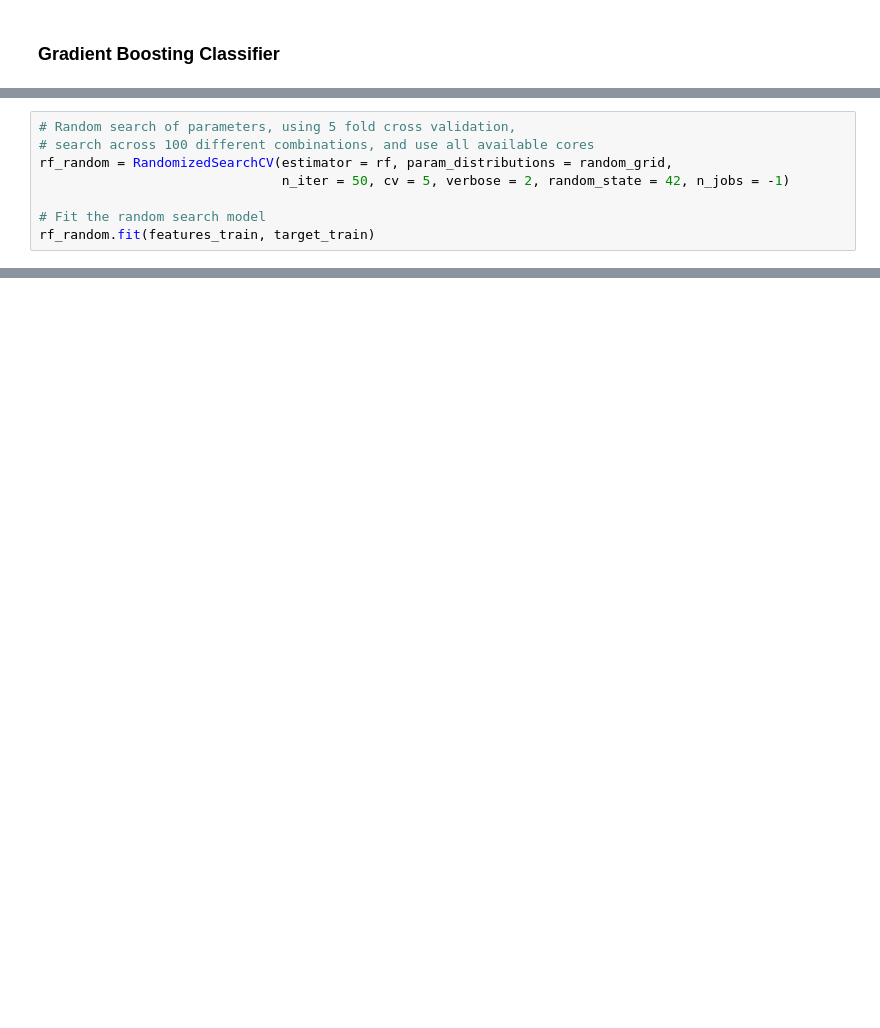
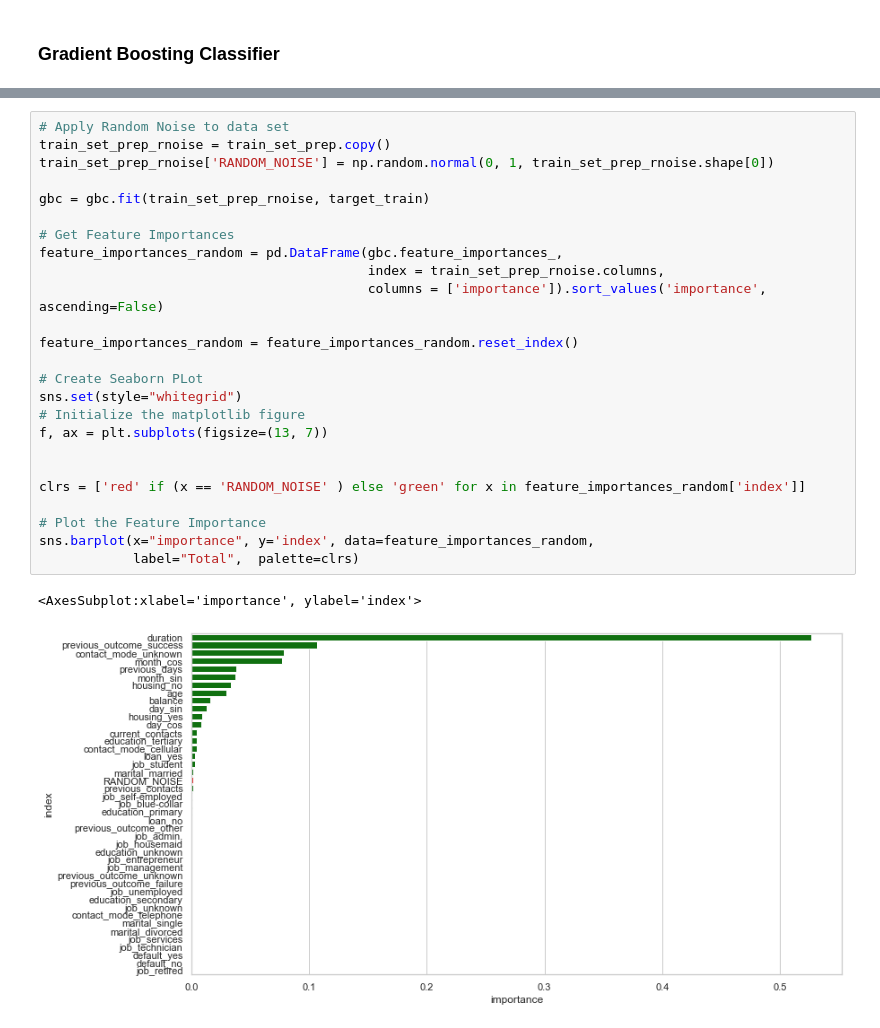
Before and after one commit to Solihin-k/bank_marketing, a Jupyter notebook: Bank_Marketing_Strategy.ipynb, the cells around one changed output, grey strips where cells are left out. Saved outputs shown, nothing was run; the diff lists cells and outputs as text; blank space fills up the shorter version.

```diff
--- a/Bank_Marketing_Strategy.ipynb
+++ b/Bank_Marketing_Strategy.ipynb
@@ -568,8 +527,0 @@ pprint(random_grid)
-# %%
-# Random search of parameters, using 5 fold cross validation,
-# search across 100 different combinations, and use all available cores
-rf_random = RandomizedSearchCV(estimator = rf, param_distributions = random_grid,
-                               n_iter = 50, cv = 5, verbose = 2, random_state = 42, n_jobs = -1)
-
-# Fit the random search model
-rf_random.fit(features_train, target_train)
@@ -586,0 +539,28 @@ print(classification_report(target_test, rf_random.predict(features_test)))
+# %%
+# Apply Random Noise to data set
+train_set_prep_rnoise = train_set_prep.copy()
+train_set_prep_rnoise['RANDOM_NOISE'] = np.random.normal(0, 1, train_set_prep_rnoise.shape[0])
+
+gbc = gbc.fit(train_set_prep_rnoise, target_train)
+
+# Get Feature Importances
+feature_importances_random = pd.DataFrame(gbc.feature_importances_,
+                                          index = train_set_prep_rnoise.columns,
+                                          columns = ['importance']).sort_values('importance', ascending=False)
+
+feature_importances_random = feature_importances_random.reset_index()
+
+# Create Seaborn PLot
+sns.set(style="whitegrid")
+# Initialize the matplotlib figure
+f, ax = plt.subplots(figsize=(13, 7))
+
+
+clrs = ['red' if (x == 'RANDOM_NOISE' ) else 'green' for x in feature_importances_random['index']]
+
+# Plot the Feature Importance
+sns.barplot(x="importance", y='index', data=feature_importances_random,
+            label="Total",  palette=clrs)
+# %% [output]
+<AxesSubplot:xlabel='importance', ylabel='index'>
+[figure, added]
```
Also changed, not shown: parts of 44 cells of this notebook.
